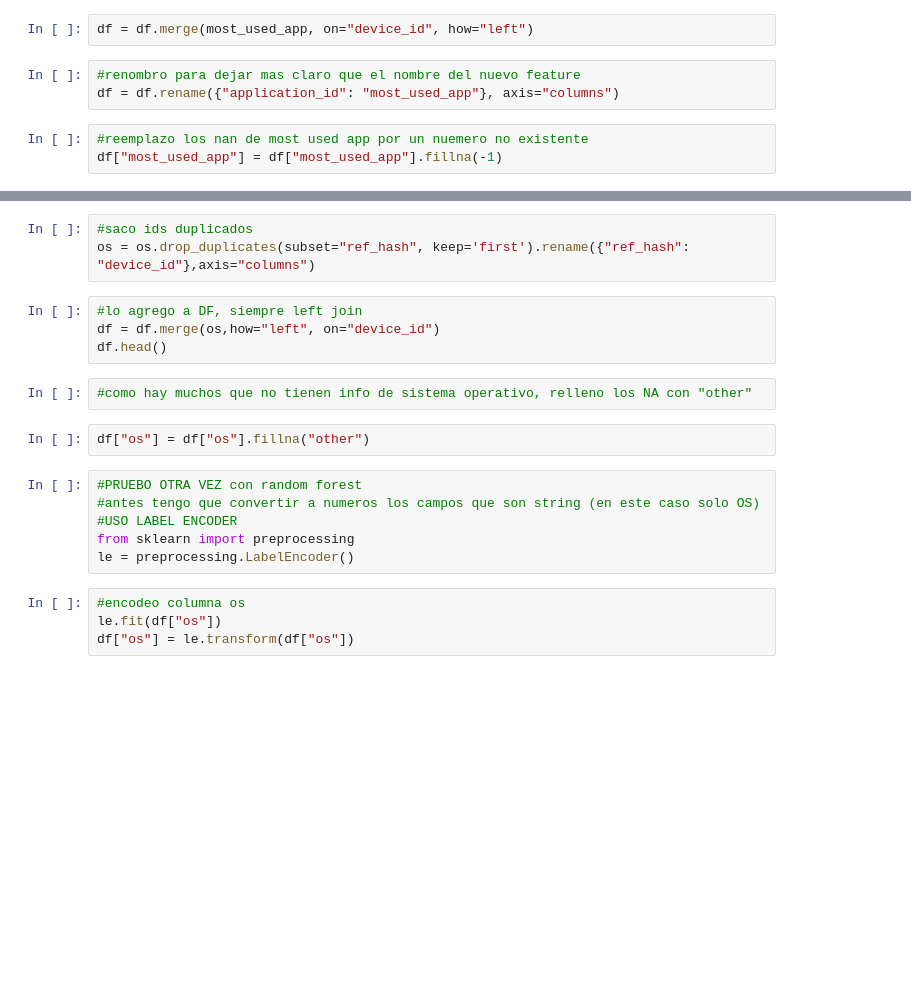
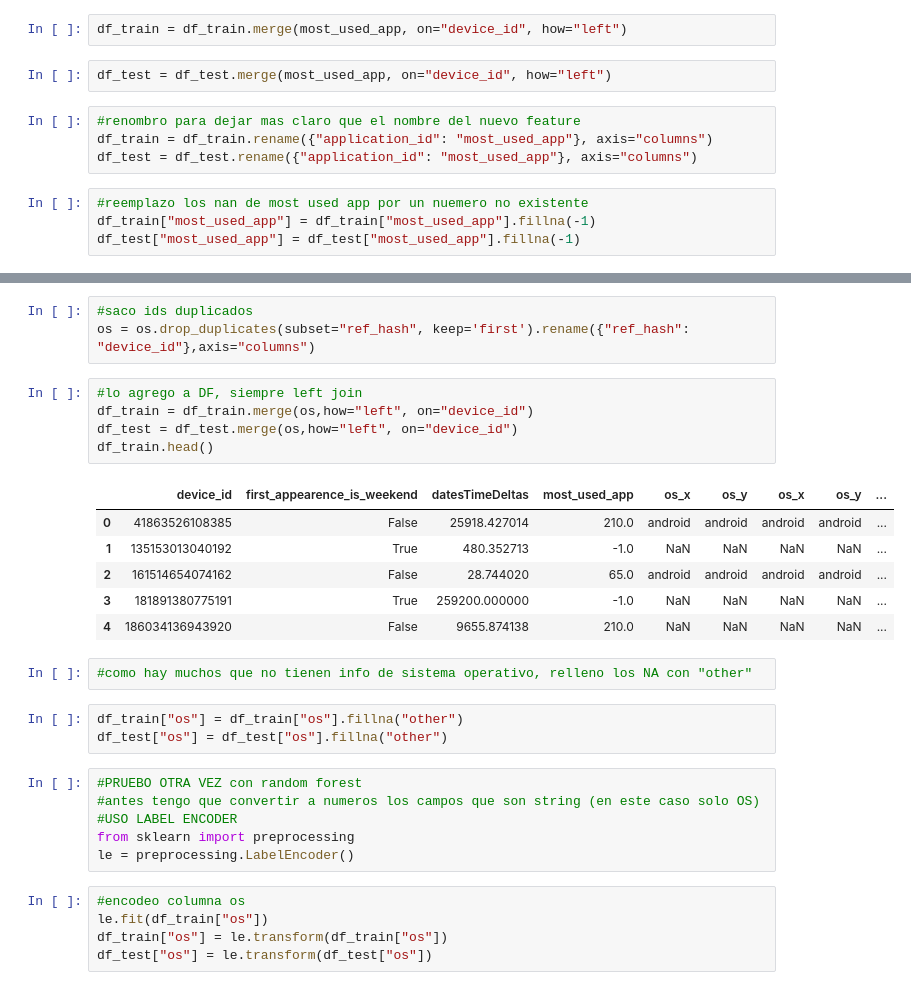
Before and after one commit to MartinRosasSommer/Datos2019, a Jupyter notebook: TimeDeltasDeApariciones.ipynb, the cells around one changed output, grey strips where cells are left out. Cells and saved outputs as stored; diff of their text form; blank space fills up the shorter version.

Commit message:
added test dataframe to measure mean squeared error

```diff
--- a/TimeDeltasDeApariciones.ipynb
+++ b/TimeDeltasDeApariciones.ipynb
@@ -134,11 +159,15 @@ most_used_app["application_id"] = most_used_app["application_id"].apply(lambda x
 # %%
 #lo agrego al df actual
 # %%
-df = df.merge(most_used_app, on="device_id", how="left")
+df_train = df_train.merge(most_used_app, on="device_id", how="left")
+# %%
+df_test = df_test.merge(most_used_app, on="device_id", how="left")
 # %%
 #renombro para dejar mas claro que el nombre del nuevo feature
-df = df.rename({"application_id": "most_used_app"}, axis="columns")
+df_train = df_train.rename({"application_id": "most_used_app"}, axis="columns")
+df_test = df_test.rename({"application_id": "most_used_app"}, axis="columns")
 # %%
 #reemplazo los nan de most used app por un nuemero no existente
-df["most_used_app"] = df["most_used_app"].fillna(-1)
+df_train["most_used_app"] = df_train["most_used_app"].fillna(-1)
+df_test["most_used_app"] = df_test["most_used_app"].fillna(-1)
 # %%
@@ -165,12 +201,21 @@ os = installs[["ref_hash", "os"]].dropna()
 os = os.drop_duplicates(subset="ref_hash", keep='first').rename({"ref_hash": "device_id"},axis="columns")
 # %%
 #lo agrego a DF, siempre left join
-df = df.merge(os,how="left", on="device_id")
-df.head()
+df_train = df_train.merge(os,how="left", on="device_id")
+df_test = df_test.merge(os,how="left", on="device_id")
+df_train.head()
+# %% [output]
+|  | device_id | first_appearence_is_weekend | datesTimeDeltas | most_used_app | os_x | os_y | os_x | os_y | ... |
+| 0 | 41863526108385 | False | 25918.427014 | 210.0 | android | android | android | android | ... |
+| 1 | 135153013040192 | True | 480.352713 | -1.0 | NaN | NaN | NaN | NaN | ... |
+| 2 | 161514654074162 | False | 28.744020 | 65.0 | android | android | android | android | ... |
+| 3 | 181891380775191 | True | 259200.000000 | -1.0 | NaN | NaN | NaN | NaN | ... |
+| 4 | 186034136943920 | False | 9655.874138 | 210.0 | NaN | NaN | NaN | NaN | ... |
 # %%
 #como hay muchos que no tienen info de sistema operativo, relleno los NA con "other"
-# %%
-df["os"] = df["os"].fillna("other")
+# %%
+df_train["os"] = df_train["os"].fillna("other")
+df_test["os"] = df_test["os"].fillna("other")
 # %%
 #PRUEBO OTRA VEZ con random forest
 #antes tengo que convertir a numeros los campos que son string (en este caso solo OS)
@@ -179,7 +224,8 @@ from sklearn import preprocessing
 le = preprocessing.LabelEncoder()
 # %%
 #encodeo columna os
-le.fit(df["os"])
-df["os"] = le.transform(df["os"])
+le.fit(df_train["os"])
+df_train["os"] = le.transform(df_train["os"])
+df_test["os"] = le.transform(df_test["os"])
 # %%
 #ahora en vez de string tengo sus codigos
```
Also changed, not shown: parts of 30 cells of this notebook.
